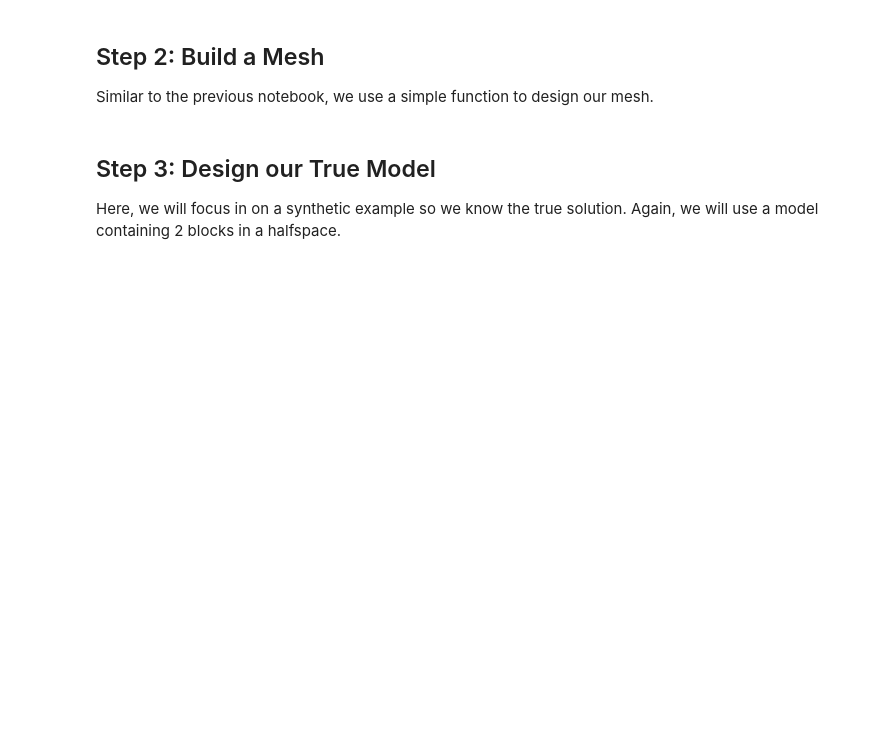
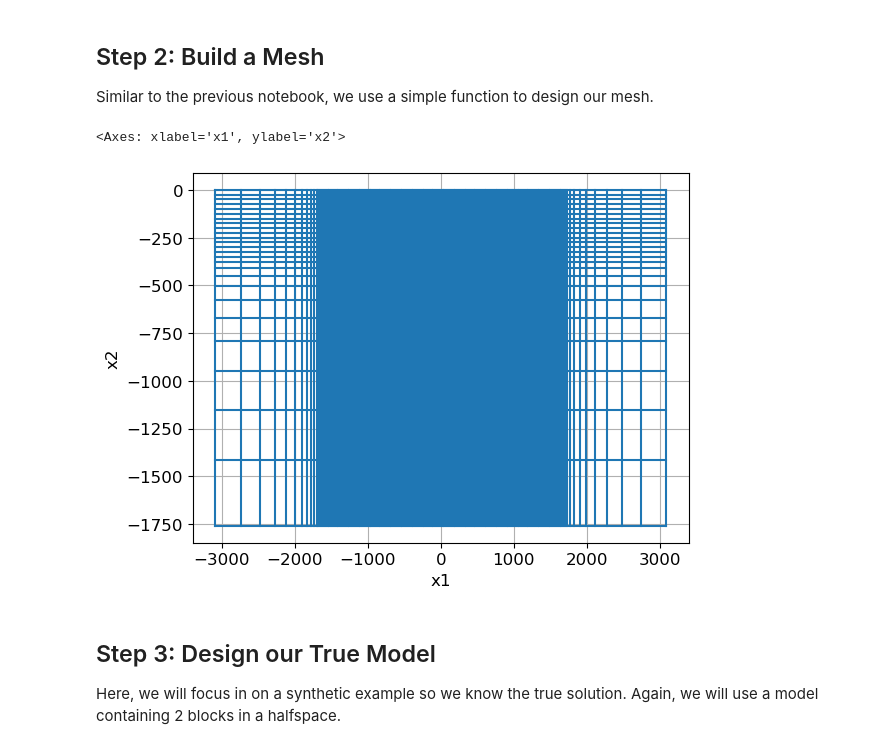
Before and after one commit to ubcgif/2025-sustech-simpeg-tutorial, a Jupyter notebook: 3-inversions-dc.ipynb, the cells around one changed output. Drawn from its saved outputs; the diff is of its cells as text; code cells hidden in the pictures; blank space fills up the shorter version.

```diff
--- a/3-inversions-dc.ipynb
+++ b/3-inversions-dc.ipynb
@@ -187,7 +94,7 @@ survey = dc.Survey(source_list=source_list)
 Similar to the previous notebook, we use a simple function to design our mesh.
 # %%
 def build_mesh(
-    survey=survey,
+    survey,
     n_cells_per_spacing_x=4,
     n_cells_per_spacing_z=4,
     n_core_extra_x=4,
@@ -228,8 +135,8 @@ def build_mesh(
 
     # define the x core domain
     core_domain_x = np.r_[
-        survey.electrode_locations[:, 0].min(),
-        survey.electrode_locations[:, 0].max()
+        survey.unique_electrode_locations[:, 0].min(),
+        survey.unique_electrode_locations[:, 0].max()
     ]
 
     # find the y core domain
@@ -253,7 +160,10 @@ def build_mesh(
     return mesh, core_domain_x, core_domain_z
 # %%
 mesh, core_domain_x, core_domain_z = build_mesh(survey)
-mesh.plotGrid()
+mesh.plot_grid()
+# %% [output]
+<Axes: xlabel='x1', ylabel='x2'>
+[figure, added]
 # %% [markdown]
 ## Step 3: Design our True Model
 
```
Also changed, not shown: parts of 21 cells of this notebook, 2 other files.
